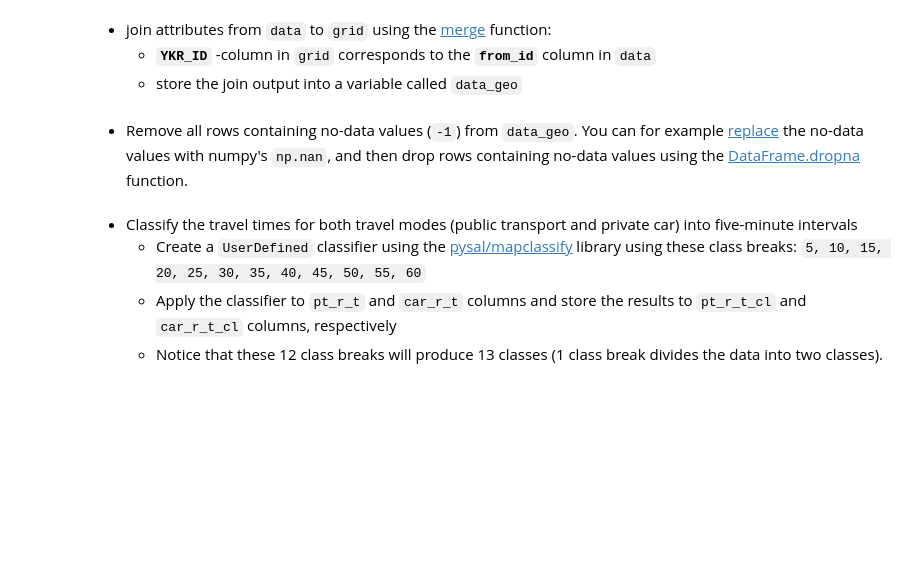
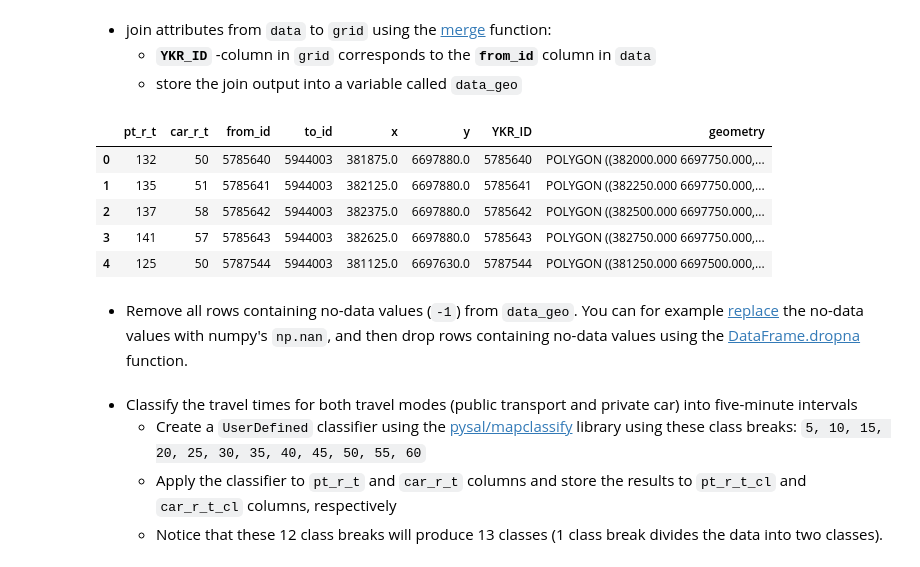
Before and after one commit to kaznko/exercise-4, a Jupyter notebook: Exercise-4-problem-1.ipynb, the cells around one changed output. Cells and saved outputs as stored; diff of their text form; code cells hidden in the pictures; blank space fills up the shorter version.

```diff
--- a/Exercise-4-problem-1.ipynb
+++ b/Exercise-4-problem-1.ipynb
@@ -30,0 +28,7 @@ raise NotImplementedError()
+# %%
+import pandas as pd
+import geopandas as gpd
+
+fp = "data/MetropAccess_YKR_grid_EurefFIN.shp"
+grid = gpd.read_file(fp)
+grid.head()
@@ -57,3 +78,13 @@ raise NotImplementedError()
+# %%
+data_geo = pd.merge(data, grid, left_on='from_id', right_on='YKR_ID' )
+data_geo = gpd.GeoDataFrame(data_geo)
+# %% [output]
+|  | pt_r_t | car_r_t | from_id | to_id | x | y | YKR_ID | geometry |
+| 0 | 132 | 50 | 5785640 | 5944003 | 381875.0 | 6697880.0 | 5785640 | POLYGON ((382000.000 6697750.000,... |
+| 1 | 135 | 51 | 5785641 | 5944003 | 382125.0 | 6697880.0 | 5785641 | POLYGON ((382250.000 6697750.000,... |
+| 2 | 137 | 58 | 5785642 | 5944003 | 382375.0 | 6697880.0 | 5785642 | POLYGON ((382500.000 6697750.000,... |
+| 3 | 141 | 57 | 5785643 | 5944003 | 382625.0 | 6697880.0 | 5785643 | POLYGON ((382750.000 6697750.000,... |
+| 4 | 125 | 50 | 5787544 | 5944003 | 381125.0 | 6697630.0 | 5787544 | POLYGON ((381250.000 6697500.000,... |
 # %%
 # NON-EDITABLE TEST CELL
 #Check data type
```
Also changed, not shown: parts of 15 cells of this notebook, 1 other file.
